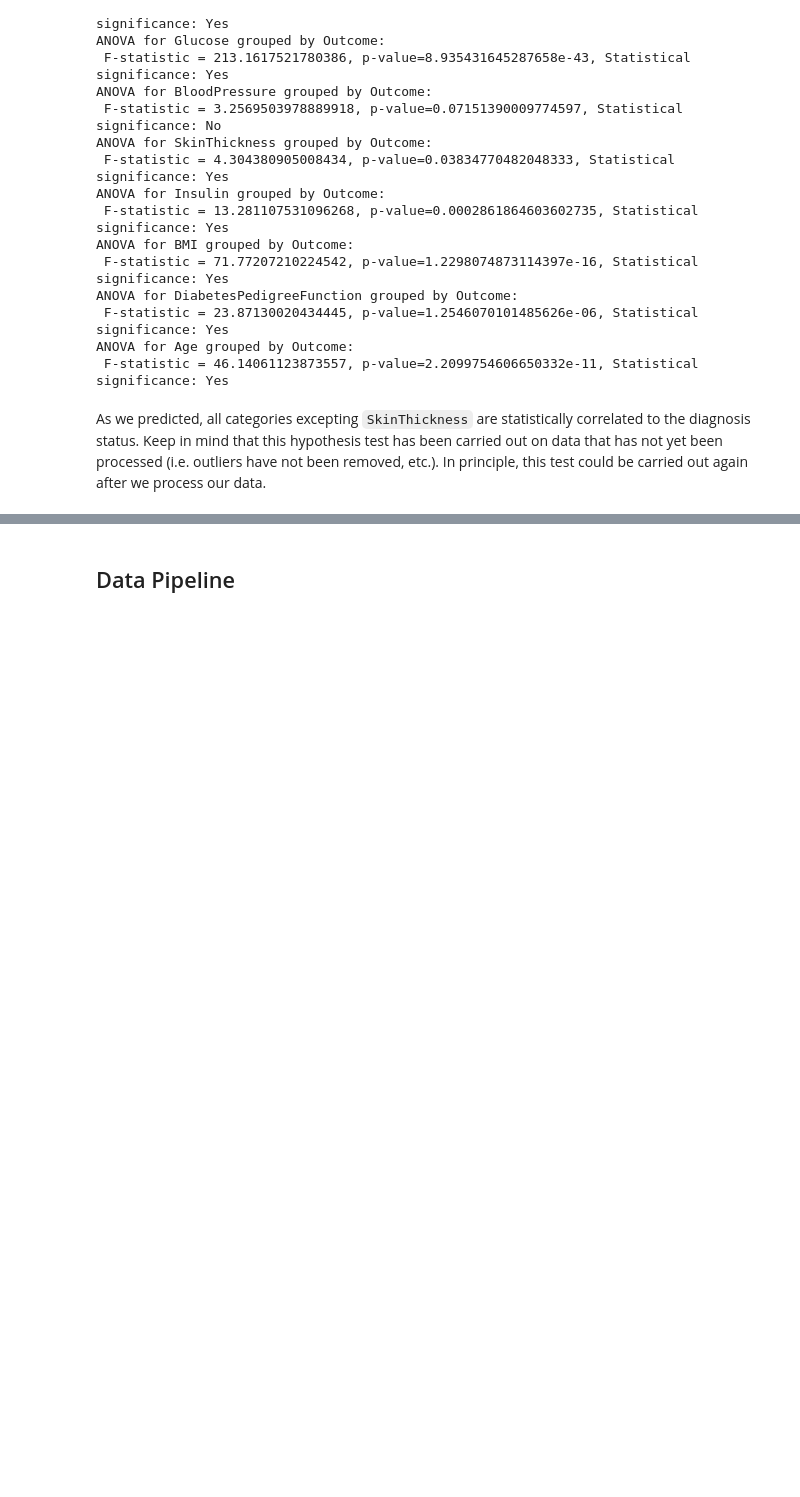
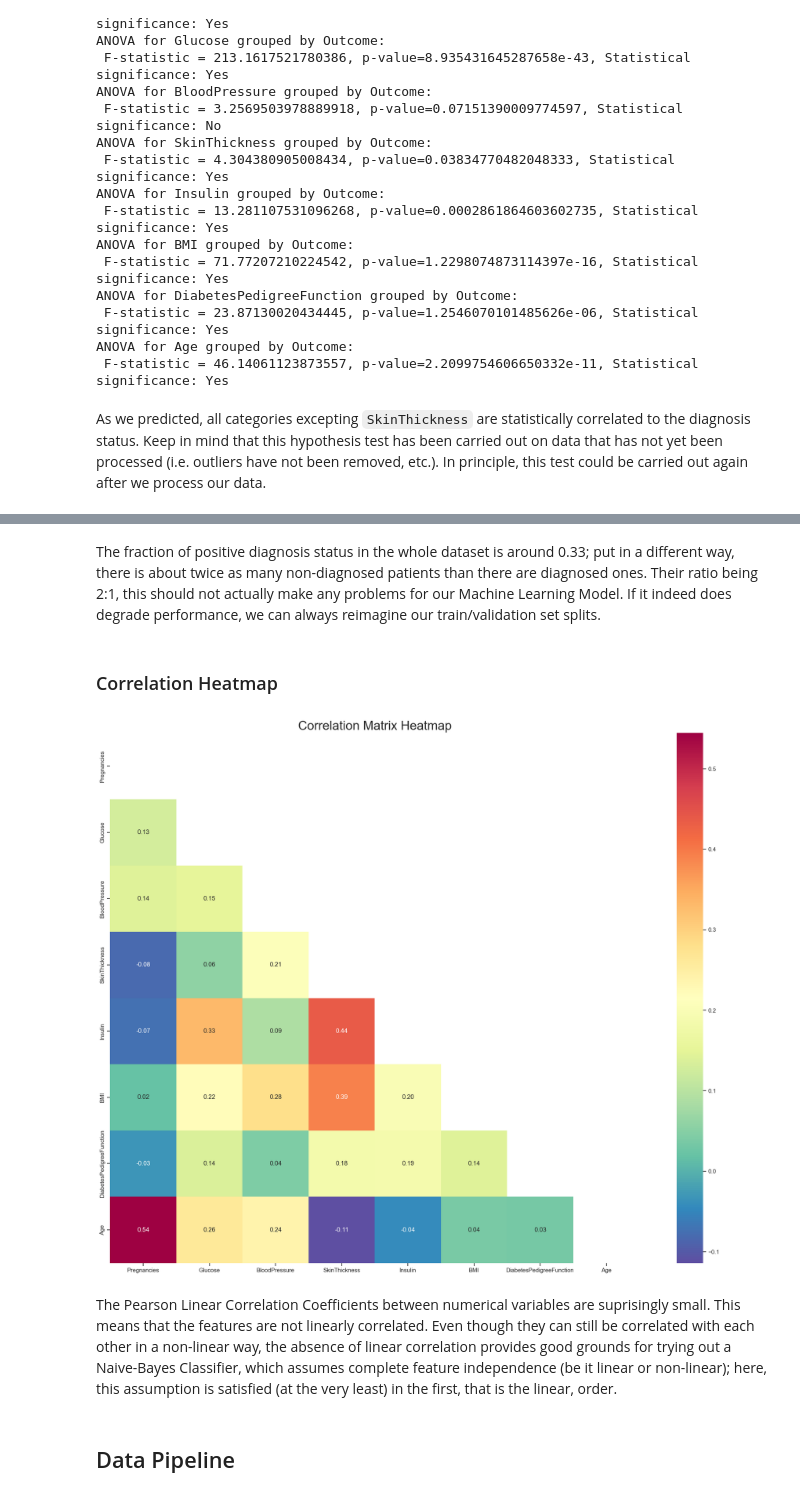
Before and after one commit to Gregoritsch3/ML_EDA_Classification_Diabetes, a Jupyter notebook: ML_EDA_Classification_Diabetes.ipynb, the cells around one changed output, grey strips where cells are left out. Saved outputs shown, nothing was run; the diff lists cells and outputs as text; code cells hidden in the pictures; blank space fills up the shorter version.

```diff
--- a/ML_EDA_Classification_Diabetes.ipynb
+++ b/ML_EDA_Classification_Diabetes.ipynb
@@ -232,3 +245,22 @@ As we predicted, all categories excepting `SkinThickness` are statistically corr
+# %% [markdown]
+The fraction of positive diagnosis status in the whole dataset is around 0.33; put in a different way, there is about twice as many non-diagnosed patients than there are diagnosed ones. Their ratio being 2:1, this should not actually make any problems for our Machine Learning Model. If it indeed does degrade performance, we can always reimagine our train/validation set splits.
+# %% [markdown]
+### Correlation Heatmap
+# %%
+#Triangle Correlation Matrix in correlation heatmap form (for numerical columns)
+mask = np.zeros_like(df[numerical_cols].corr(), dtype=bool)
+mask[np.triu_indices_from(mask)] = True
+
+fig = plt.figure(figsize=(20,15))
+sns.heatmap(df[numerical_cols].corr(), mask= mask, square=True, annot=True, fmt='.2f', cmap ='Spectral_r', )
+plt.title("Correlation Matrix Heatmap", fontsize=24)
+plt.tight_layout()
+plt.savefig('images/01_CorrHeatmap.png', bbox_inches='tight')
+plt.show()
+# %% [output]
+[figure, added]
+# %% [markdown]
+The Pearson Linear Correlation Coefficients between numerical variables are suprisingly small. This means that the features are not linearly correlated. Even though they can still be correlated with each other in a non-linear way, the absence of linear correlation provides good grounds for trying out a Naive-Bayes Classifier, which assumes complete feature independence (be it linear or non-linear); here, this assumption is satisfied (at the very least) in the first, that is the linear, order.
 # %% [markdown]
 ## Data Pipeline
 # %% [markdown]
```
Also changed, not shown: parts of 3 cells of this notebook.
